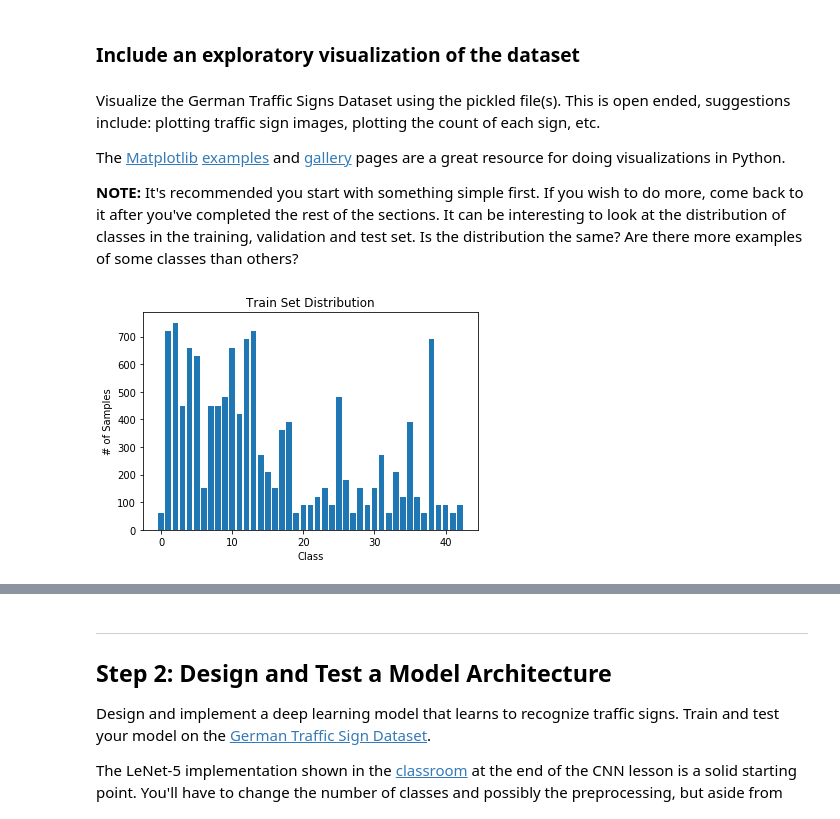
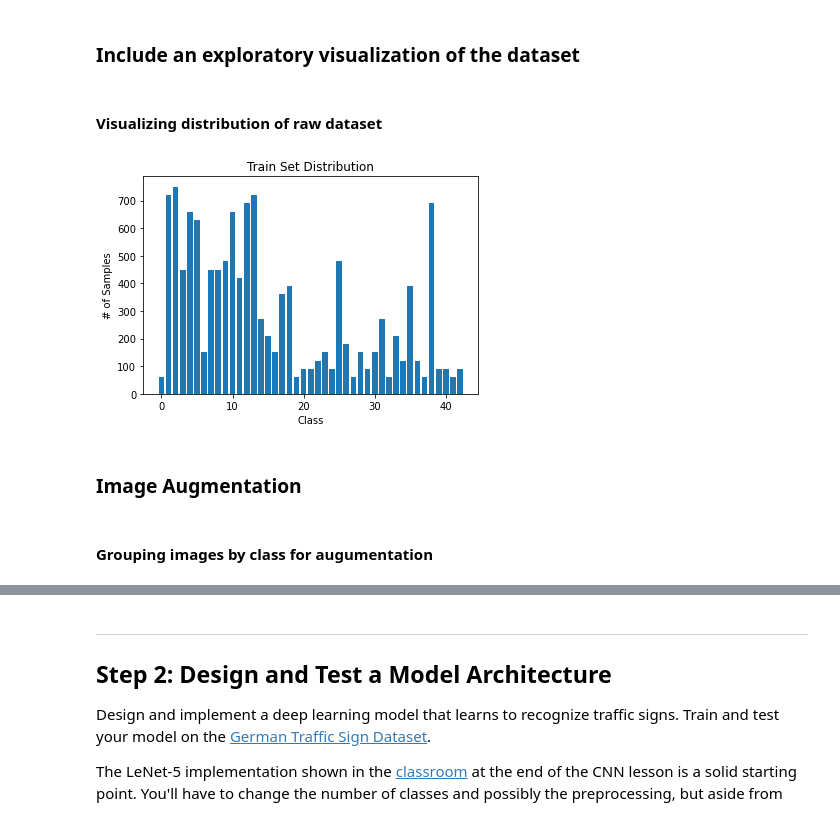
Before and after one commit to ssh199898/CarND-Traffic-Sign-Classifier, a Jupyter notebook: Traffic_Sign_Classifier.ipynb, the cells around one changed output, grey strips where cells are left out. Saved outputs shown, nothing was run; the diff lists cells and outputs as text; code cells hidden in the pictures.

Commit message:
submission without dataset and model.

```diff
--- a/Traffic_Sign_Classifier.ipynb
+++ b/Traffic_Sign_Classifier.ipynb
@@ -25,9 +13,9 @@ import pickle
 
 # TODO: Fill this in based on where you saved the training and testing data
 
-training_file = "../data/test.p"
-validation_file= "../data/valid.p"
-testing_file = "../data/train.p"
+training_file = "./data/test.p"
+validation_file= "./data/valid.p"
+testing_file = "./data/train.p"
 
 with open(training_file, mode='rb') as f:
     train = pickle.load(f)
@@ -36,6 +24,6 @@ with open(validation_file, mode='rb') as f:
 with open(testing_file, mode='rb') as f:
     test = pickle.load(f)
 
-X_train_raw, y_train = train['features'], train['labels']
+X_train_raw, y_train_raw = train['features'], train['labels']
 X_valid_raw, y_valid = valid['features'], valid['labels']
 X_test_raw, y_test = test['features'], test['labels']
@@ -85,30 +64,26 @@ Image data shape = (32, 32, 3)
 Number of classes = 43
 # %% [markdown]
 ### Include an exploratory visualization of the dataset
-# %% [markdown]
-Visualize the German Traffic Signs Dataset using the pickled file(s). This is open ended, suggestions include: plotting traffic sign images, plotting the count of each sign, etc.
-
-The [Matplotlib](http://matplotlib.org/) [examples](http://matplotlib.org/examples/index.html) and [gallery](http://matplotlib.org/gallery.html) pages are a great resource for doing visualizations in Python.
-
-**NOTE:** It's recommended you start with something simple first. If you wish to do more, come back to it after you've completed the rest of the sections. It can be interesting to look at the distribution of classes in the training, validation and test set. Is the distribution the same? Are there more examples of some classes than others?
+# %% [markdown]
+#### Visualizing distribution of raw dataset
 # %%
 ### Data exploration visualization code goes here.
 ### Feel free to use as many code cells as needed.
 import matplotlib.pyplot as plt
 import numpy as np
 # Visualizations will be shown in the notebook.
 %matplotlib inline
 
-
-unique, counts = np.unique(y_train, return_counts=True)
-class_index = unique
-class_count = counts
-
+class_index, class_count = np.unique(y_train_raw, return_counts=True)
 
 plt.bar(class_index, class_count)
 plt.title("Train Set Distribution")
 plt.xlabel("Class")
 plt.ylabel("# of Samples")
 plt.show()
 # %% [output]
-[figure, old version]
+[figure, new version]
+# %% [markdown]
+### Image Augmentation
+# %% [markdown]
+#### Grouping images by class for augumentation
```
Also changed, not shown: parts of 34 cells of this notebook, 25 other files.
